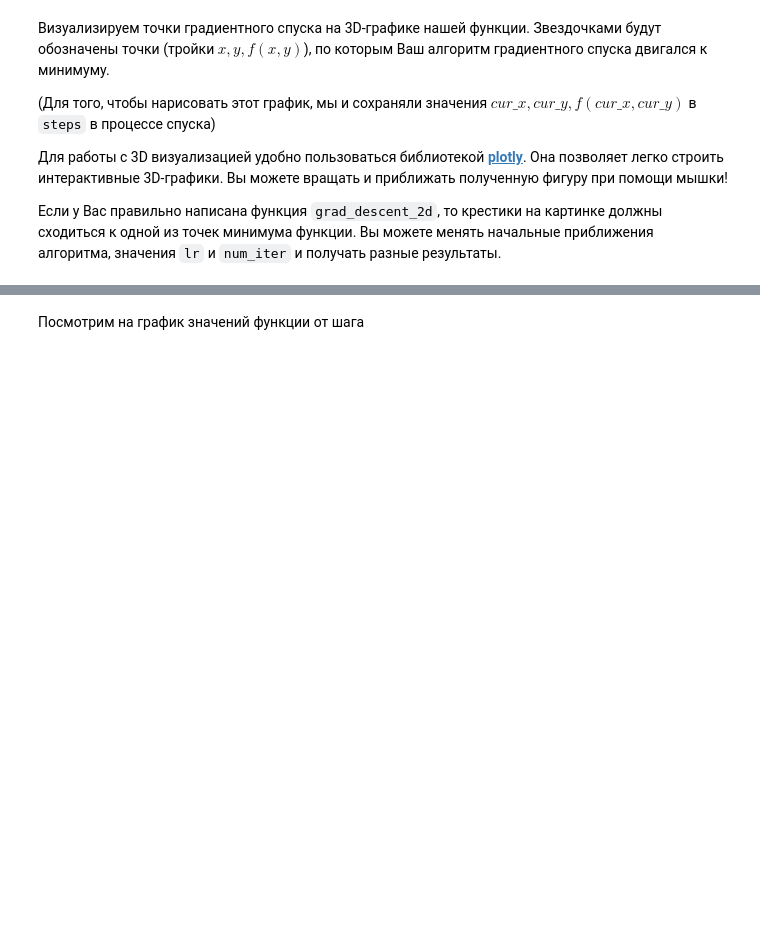
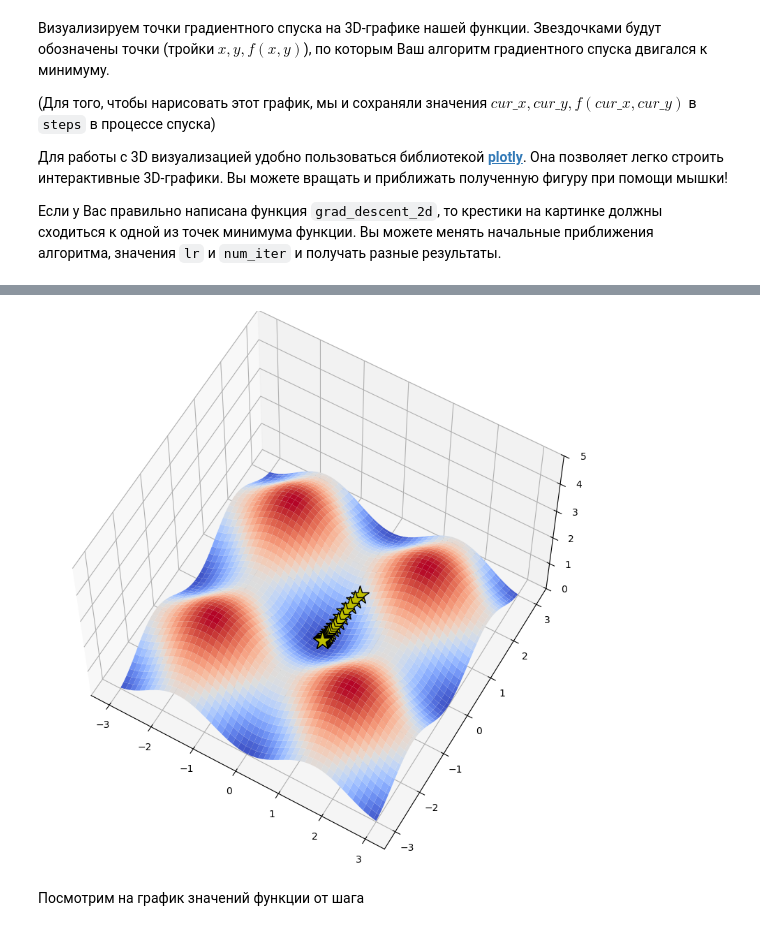
Before and after one commit to Julkinis/DL, a Jupyter notebook: week_02_linear_models/Homework/hw_2_linear_models.ipynb, the cells around one changed output, grey strips where cells are left out. Saved outputs shown, nothing was run; the diff lists cells and outputs as text; code cells hidden in the pictures; blank space fills up the shorter version.

```diff
--- a/week_02_linear_models/Homework/hw_2_linear_models.ipynb
+++ b/week_02_linear_models/Homework/hw_2_linear_models.ipynb
@@ -196,32 +196,35 @@ fig.show();
 # %%
 # %matplotlib osx
 
 from mpl_toolkits.mplot3d import Axes3D
 import matplotlib.pyplot as plt
 from matplotlib import cm
 import numpy as np
 
 path = []
 
 X, Y = np.meshgrid(np.linspace(-3, 3, 100), np.linspace(-3, 3, 100))
 
 fig = plt.figure(figsize=(16, 10))
-ax = fig.gca(projection='3d')
+# ax = fig.gca(projection='3d')
+ax = fig.add_subplot(111, projection='3d')
 
 zs = np.array([f(np.array([x,y]))
               for x, y in zip(np.ravel(X), np.ravel(Y))])
 Z = zs.reshape(X.shape)
 
 
 ax.plot_surface(X, Y, Z, cmap=cm.coolwarm, zorder=2)
 
 ax.plot(xs=steps[:, 0], ys=steps[:, 1], zs=steps[:, 2],
         marker='*', markersize=20, zorder=3,
         markerfacecolor='y', lw=3, c='black')
 
 ax.set_zlim(0, 5)
 ax.view_init(elev=60)
 plt.show()
+# %% [output]
+[figure, added]
 # %% [markdown]
 Посмотрим на график значений функции от шага
 # %%
```
Also changed, not shown: parts of 2 cells of this notebook.
